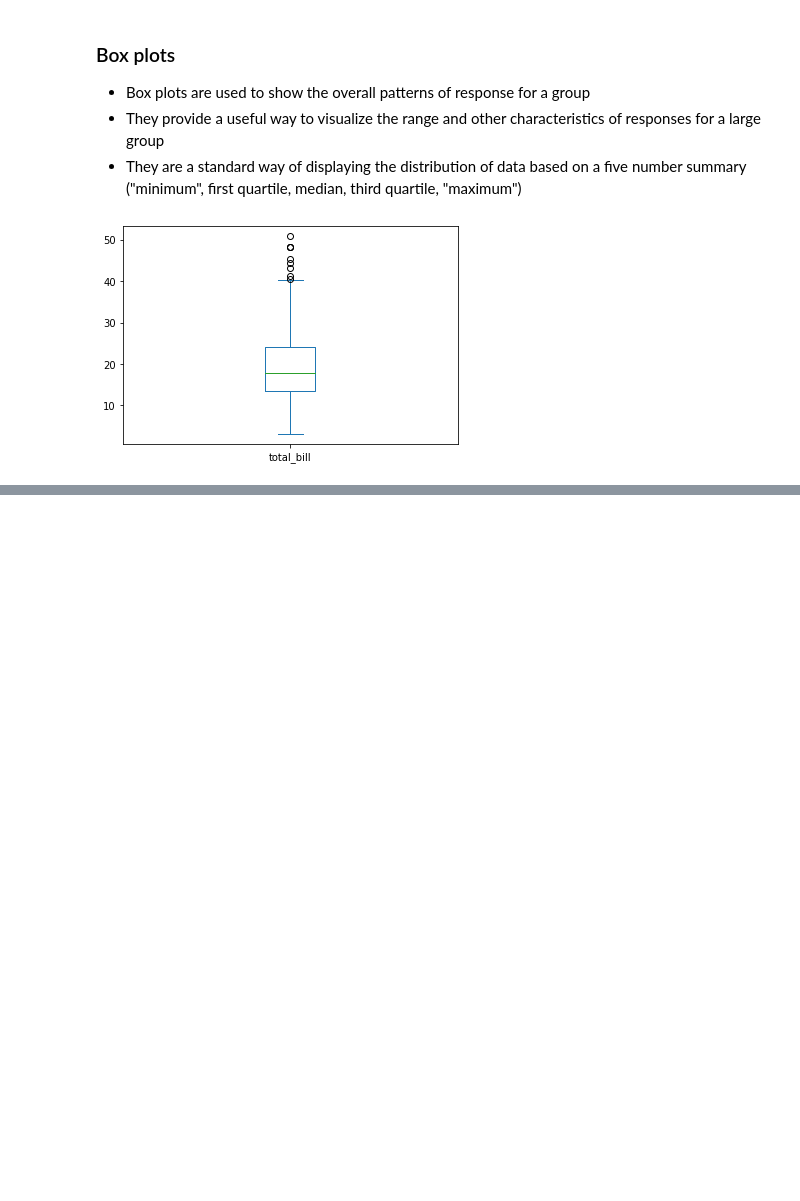
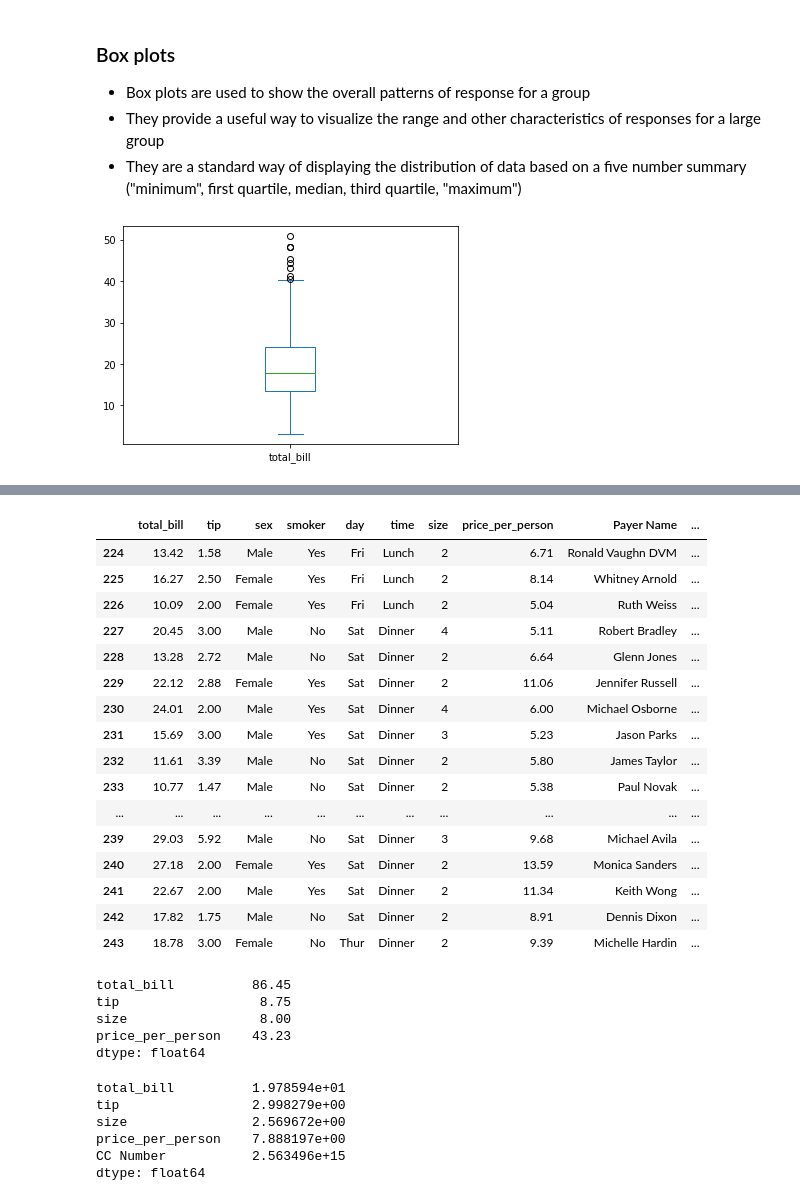
Before and after one commit to jumbamark/data_analysis, a Jupyter notebook: data_analysis_process/data_analysis.ipynb, the cells around one changed output, grey strips where cells are left out. Saved outputs shown, nothing was run; the diff lists cells and outputs as text; code cells hidden in the pictures; blank space fills up the shorter version.

```diff
--- a/data_analysis_process/data_analysis.ipynb
+++ b/data_analysis_process/data_analysis.ipynb
@@ -636,0 +746,39 @@ df_tips['total_bill'].plot(kind='box');
+# %%
+df.tail(20)
+# %% [output]
+|  | total_bill | tip | sex | smoker | day | time | size | price_per_person | Payer Name | ... |
+| 224 | 13.42 | 1.58 | Male | Yes | Fri | Lunch | 2 | 6.71 | Ronald Vaughn DVM | ... |
+| 225 | 16.27 | 2.50 | Female | Yes | Fri | Lunch | 2 | 8.14 | Whitney Arnold | ... |
+| 226 | 10.09 | 2.00 | Female | Yes | Fri | Lunch | 2 | 5.04 | Ruth Weiss | ... |
+| 227 | 20.45 | 3.00 | Male | No | Sat | Dinner | 4 | 5.11 | Robert Bradley | ... |
+| 228 | 13.28 | 2.72 | Male | No | Sat | Dinner | 2 | 6.64 | Glenn Jones | ... |
+| 229 | 22.12 | 2.88 | Female | Yes | Sat | Dinner | 2 | 11.06 | Jennifer Russell | ... |
+| 230 | 24.01 | 2.00 | Male | Yes | Sat | Dinner | 4 | 6.00 | Michael Osborne | ... |
+| 231 | 15.69 | 3.00 | Male | Yes | Sat | Dinner | 3 | 5.23 | Jason Parks | ... |
+| 232 | 11.61 | 3.39 | Male | No | Sat | Dinner | 2 | 5.80 | James Taylor | ... |
+| 233 | 10.77 | 1.47 | Male | No | Sat | Dinner | 2 | 5.38 | Paul Novak | ... |
+| ... | ... | ... | ... | ... | ... | ... | ... | ... | ... | ... |
+| 239 | 29.03 | 5.92 | Male | No | Sat | Dinner | 3 | 9.68 | Michael Avila | ... |
+| 240 | 27.18 | 2.00 | Female | Yes | Sat | Dinner | 2 | 13.59 | Monica Sanders | ... |
+| 241 | 22.67 | 2.00 | Male | Yes | Sat | Dinner | 2 | 11.34 | Keith Wong | ... |
+| 242 | 17.82 | 1.75 | Male | No | Sat | Dinner | 2 | 8.91 | Dennis Dixon | ... |
+| 243 | 18.78 | 3.00 | Female | No | Thur | Dinner | 2 | 9.39 | Michelle Hardin | ... |
+# %%
+# total for the last rows on specific columns
+df.iloc[240:, np.r_[0:2, 6:8]].sum()
+# %% [output]
+total_bill          86.45
+tip                  8.75
+size                 8.00
+price_per_person    43.23
+dtype: float64
+# %%
+# average
+df.mean(numeric_only=True)
+# %% [output]
+total_bill          1.978594e+01
+tip                 2.998279e+00
+size                2.569672e+00
+price_per_person    7.888197e+00
+CC Number           2.563496e+15
+dtype: float64
```
Also changed, not shown: parts of 12 cells of this notebook.
